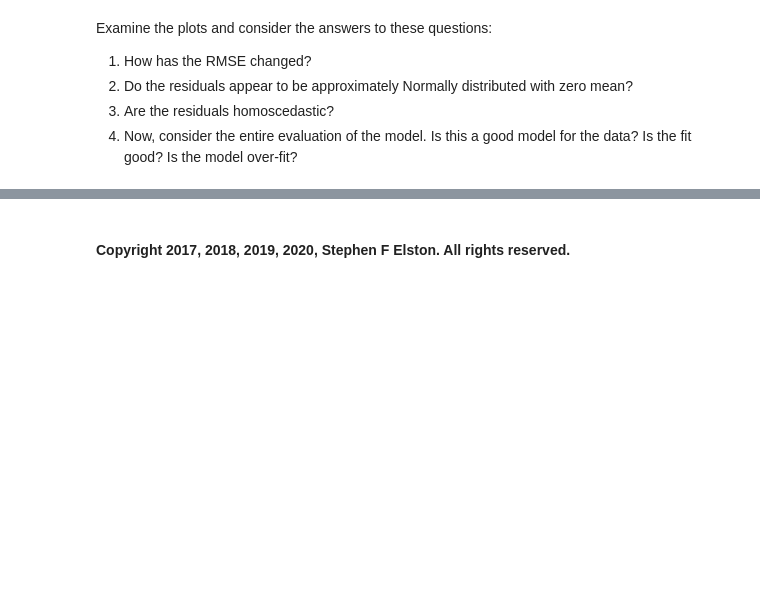
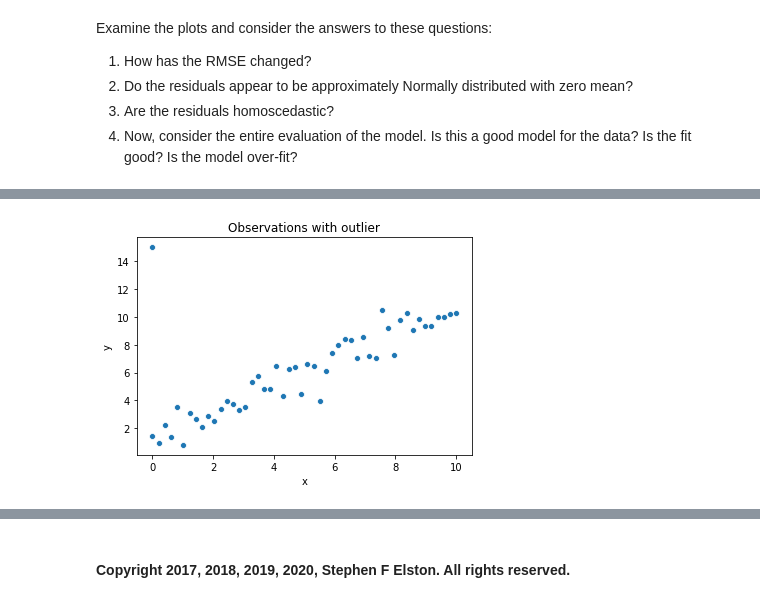
Before and after one commit to StephenElston/DataScience410, a Jupyter notebook: Lecture6/IntroToRegression.ipynb, the cells around one changed output, grey strips where cells are left out. Cells and saved outputs as stored; diff of their text form; code cells hidden in the pictures; blank space fills up the shorter version.

```diff
--- a/Lecture6/IntroToRegression.ipynb
+++ b/Lecture6/IntroToRegression.ipynb
@@ -814,0 +768,9 @@ fig = statsmodels.graphics.plot_regress_exog(outlier_linear, "x_scaled", fig=fig
+# %%
+## Data frame with single outlier
+outliers = pd.DataFrame({'x':[0.0], 'y':[15], 'predicted':[0.0], 'resids':[0.0]})
+sim_data_outlier = pd.concat([outliers,sim_data])
+
+ax = sns.scatterplot(x='x', y='y', data=sim_data_outlier)
+_=ax.set_title('Observations with outlier')
+# %% [output]
+[figure, added]
```
Also changed, not shown: parts of 19 cells of this notebook, 1 other file.
